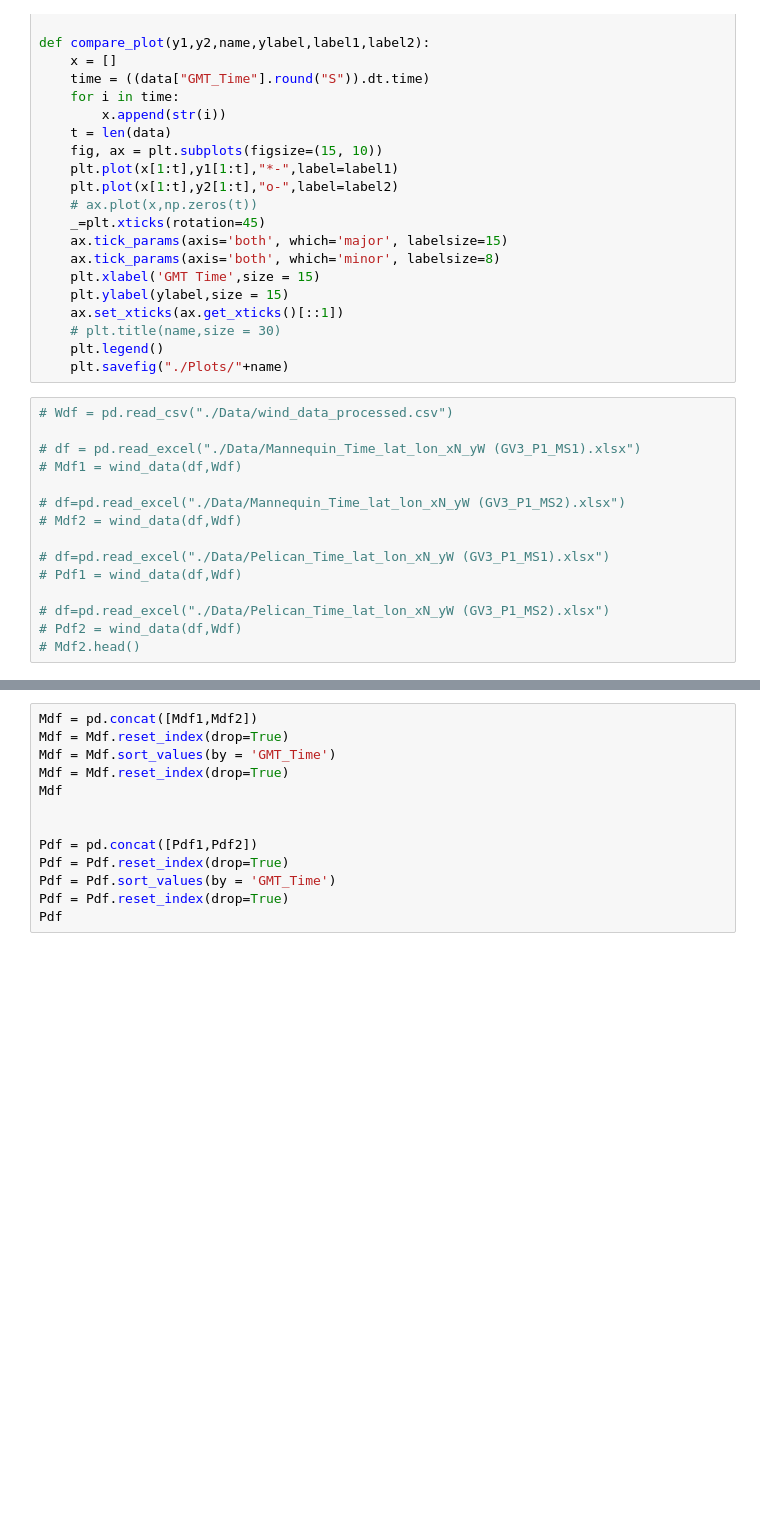
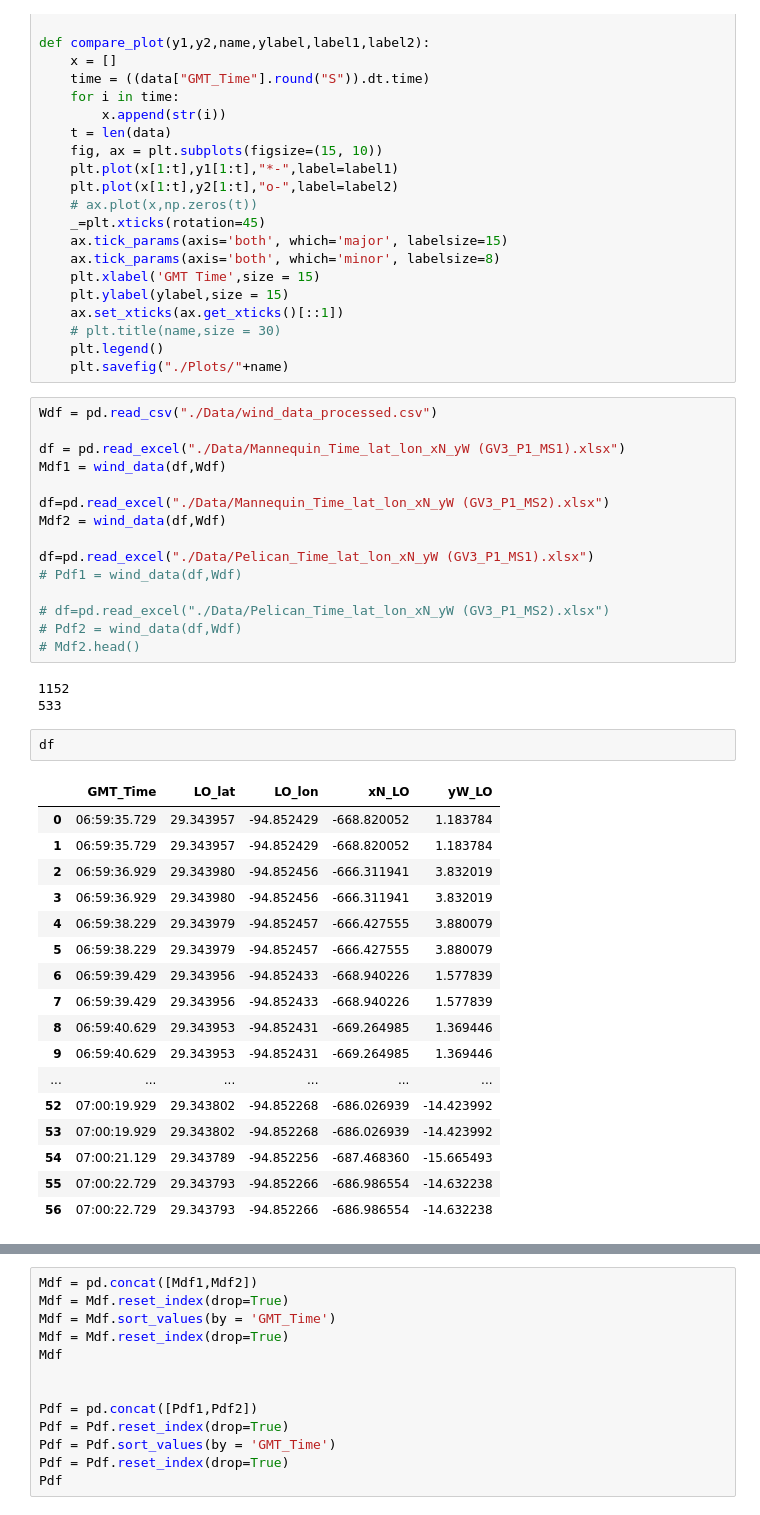
Before and after one commit to thanhtrant219/CoastGuard, a Jupyter notebook: CoastGuard_Data_Main.ipynb, the cells around one changed output, grey strips where cells are left out. Drawn from its saved outputs; the diff is of its cells as text; blank space fills up the shorter version.

```diff
--- a/CoastGuard_Data_Main.ipynb
+++ b/CoastGuard_Data_Main.ipynb
@@ -128,20 +128,43 @@ def compare_plot(y1,y2,name,ylabel,label1,label2):
     plt.legend()
     plt.savefig("./Plots/"+name)
 # %%
-# Wdf = pd.read_csv("./Data/wind_data_processed.csv")
+Wdf = pd.read_csv("./Data/wind_data_processed.csv")
 
-# df = pd.read_excel("./Data/Mannequin_Time_lat_lon_xN_yW (GV3_P1_MS1).xlsx")
-# Mdf1 = wind_data(df,Wdf)
+df = pd.read_excel("./Data/Mannequin_Time_lat_lon_xN_yW (GV3_P1_MS1).xlsx")
+Mdf1 = wind_data(df,Wdf)
 
-# df=pd.read_excel("./Data/Mannequin_Time_lat_lon_xN_yW (GV3_P1_MS2).xlsx")
-# Mdf2 = wind_data(df,Wdf)
+df=pd.read_excel("./Data/Mannequin_Time_lat_lon_xN_yW (GV3_P1_MS2).xlsx")
+Mdf2 = wind_data(df,Wdf)
 
-# df=pd.read_excel("./Data/Pelican_Time_lat_lon_xN_yW (GV3_P1_MS1).xlsx")
+df=pd.read_excel("./Data/Pelican_Time_lat_lon_xN_yW (GV3_P1_MS1).xlsx")
 # Pdf1 = wind_data(df,Wdf)
 
 # df=pd.read_excel("./Data/Pelican_Time_lat_lon_xN_yW (GV3_P1_MS2).xlsx")
 # Pdf2 = wind_data(df,Wdf)
 # Mdf2.head()
+# %% [output]
+1152
+533
+# %%
+df
+# %% [output]
+|  | GMT_Time | LO_lat | LO_lon | xN_LO | yW_LO |
+| 0 | 06:59:35.729 | 29.343957 | -94.852429 | -668.820052 | 1.183784 |
+| 1 | 06:59:35.729 | 29.343957 | -94.852429 | -668.820052 | 1.183784 |
+| 2 | 06:59:36.929 | 29.343980 | -94.852456 | -666.311941 | 3.832019 |
+| 3 | 06:59:36.929 | 29.343980 | -94.852456 | -666.311941 | 3.832019 |
+| 4 | 06:59:38.229 | 29.343979 | -94.852457 | -666.427555 | 3.880079 |
+| 5 | 06:59:38.229 | 29.343979 | -94.852457 | -666.427555 | 3.880079 |
+| 6 | 06:59:39.429 | 29.343956 | -94.852433 | -668.940226 | 1.577839 |
+| 7 | 06:59:39.429 | 29.343956 | -94.852433 | -668.940226 | 1.577839 |
+| 8 | 06:59:40.629 | 29.343953 | -94.852431 | -669.264985 | 1.369446 |
+| 9 | 06:59:40.629 | 29.343953 | -94.852431 | -669.264985 | 1.369446 |
+| ... | ... | ... | ... | ... | ... |
+| 52 | 07:00:19.929 | 29.343802 | -94.852268 | -686.026939 | -14.423992 |
+| 53 | 07:00:19.929 | 29.343802 | -94.852268 | -686.026939 | -14.423992 |
+| 54 | 07:00:21.129 | 29.343789 | -94.852256 | -687.468360 | -15.665493 |
+| 55 | 07:00:22.729 | 29.343793 | -94.852266 | -686.986554 | -14.632238 |
+| 56 | 07:00:22.729 | 29.343793 | -94.852266 | -686.986554 | -14.632238 |
 # %%
 Wdf = pd.read_csv("./Data/wind_data_processed.csv")
 
```
Also changed, not shown: parts of 2 cells of this notebook, 1 other file.
